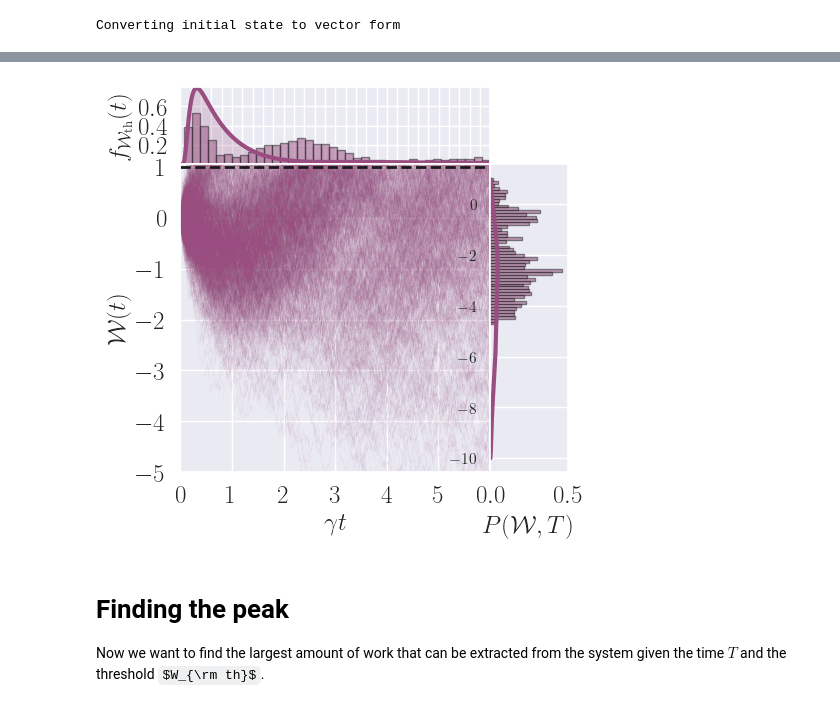
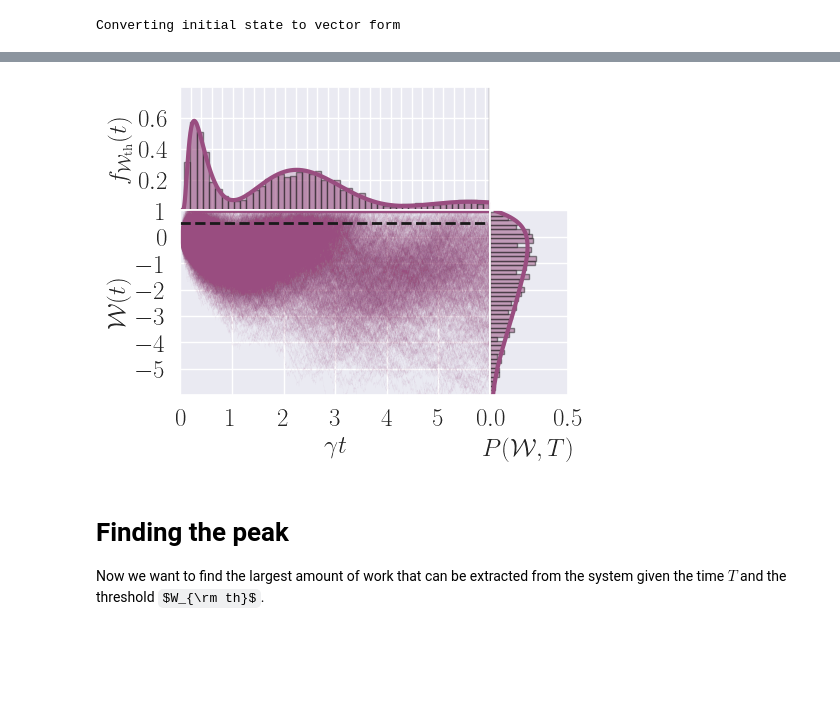
Before and after one commit to mikeal888/First_Passage_Times, a Jupyter notebook: Gambling_demon.ipynb, the cells around one changed output, grey strips where cells are left out. Cells and saved outputs as stored; diff of their text form; code cells hidden in the pictures; some formulas as TeX source; blank space fills up the shorter version.

```diff
--- a/Gambling_demon.ipynb
+++ b/Gambling_demon.ipynb
@@ -164,4 +160,4 @@ np.sum(dGt)*dt
 # %%
-ntraj = 2000
+ntraj = 5000
 result = ssesolve(H, rho0, t, sc_ops=c_ops, e_ops=[sy, g], store_measurement=True, ntraj=ntraj)
 # %% [output]
@@ -219,56 +201,57 @@ for i in range(ntraj):
 # %%
-idx_W = np.argmin(np.abs(t - t_cutoff))
+# Integrate first hitting time distribution to t_cutoff
+PT = np.sum(dGt)*dt
+Wbar = np.mean(W_final)
 
-# Integrate first hitting time distribution to t_cutoff
-PT = np.sum(dGt[t<t_cutoff])*dt
-N_min = np.argmin(np.abs(N-N_cutoff))
-Wbar = np.sum(N[N<1]*Pn_vec[N_min:, idx_W])
-W_T = N_cutoff * (1-PT)  +  Wbar
-Gt = (PT)
+# Compute mean work
+W_T = N_cutoff * PT  +  (1-PT)*Wbar
+
+# compute norm of the work distribution
+Pn_Norm = np.sum(Pn_vec[:,-1])
 # %%
-fig = plt.figure(figsize=(5, 5))
+fig = plt.figure(figsize=(5, 4))
 gs = fig.add_gridspec(5, 5)
 
 color = [0.6, 0.3, 0.5]
 fs = 18
 
-ax1 = fig.add_subplot(gs[0, :4])
+ax1 = fig.add_subplot(gs[:2, :4])
 ax1.plot(t, dGt, color=color, linewidth=3)
 ax1.fill_between(t, dGt, color=color, alpha=0.2)
-ax1.hist(hitting_times, bins=50, color=color, alpha=0.5, density=True, edgecolor='k')
+ax1.hist(hitting_times[t<tf-1], bins=50, color=color, alpha=0.5, density=True, edgecolor='k')
 
 plt.xticks(np.arange(0, tf, 0.2), [])
-plt.xlim(0, t_cutoff)
+plt.xlim(0, t_cutoff-0.1)
 plt.yticks(np.arange(0.2, 0.7, 0.2), fontsize=fs)
 plt.ylim(0, 0.8)
 plt.ylabel(r'$f_{\mathcal{W}_{\rm th}}(t)$', fontsize=fs)
 
-ax2 = fig.add_subplot(gs[1:5, :4])
-ax2.plot(t, W[:1000].T, color=color, linewidth=0.1, alpha=0.1)
-plt.hlines(N_cutoff, 0, t_cutoff, color='k', linewidth=2, linestyle='--')
+ax2 = fig.add_subplot(gs[2:5, :4])
+ax2.plot(t, W_ab[:3000].T, color=color, linewidth=0.1, alpha=0.1)
+plt.hlines(W_T, 0, t_cutoff, color='k', linewidth=2, linestyle='--')
 
-plt.ylim(-5, N_cutoff+0.05)
+plt.ylim(-6, N_cutoff)
 plt.yticks(np.arange(-5, N_cutoff+1, 1), fontsize=fs)
 plt.xticks(np.arange(0, t_cutoff, 1), fontsize=fs)
 plt.xlim(0, t_cutoff+0.01)
 plt.ylabel(r'$\mathcal{W}(t)$', fontsize=fs)
 plt.xlabel(r'$\gamma t$', fontsize=fs)
 
-ax3 = fig.add_subplot(gs[1:, 4])
-ax3.plot(Pn_vec[:, idx_W]/dN, N[N<1], color=color, linewidth=3)
-ax3.hist(W[-1, :], bins=50, orientation='horizontal', color=color, alpha=0.5, density=True, edgecolor='k')
-# plt.yticks(np.arange(-5, N_cutoff+1, 1),[])
-# plt.ylim(-5, N_cutoff)
+ax3 = fig.add_subplot(gs[2:, 4])
+ax3.plot(Pn_vec[:, -1]/(dN*Pn_Norm), N[N<N_cutoff], color=color, linewidth=3)
+ax3.hist(W_final, bins=50, orientation='horizontal', color=color, alpha=0.5, density=True, edgecolor='k')
+plt.yticks(np.arange(-5, N_cutoff+1, 1),[])
+plt.ylim(-6, N_cutoff)
 plt.xticks(np.arange(0.0, 1, 0.5), fontsize=fs)
 
 plt.xlabel(r'$P(\mathcal{W}, T)$', fontsize=fs)
 plt.subplots_adjust(wspace=0, hspace=0)
 
 plt.show()
 
-# fig.savefig('Figures/Gambling_demon_mean.png', bbox_inches='tight', dpi=200)
+fig.savefig('Figures/Gambling_demon_mean.png', bbox_inches='tight', dpi=200)
 # %% [output]
-[figure, old version]
+[figure, new version]
 # %% [markdown]
 # Finding the peak
 
```
Also changed, not shown: parts of 11 cells of this notebook, 3 other files.
